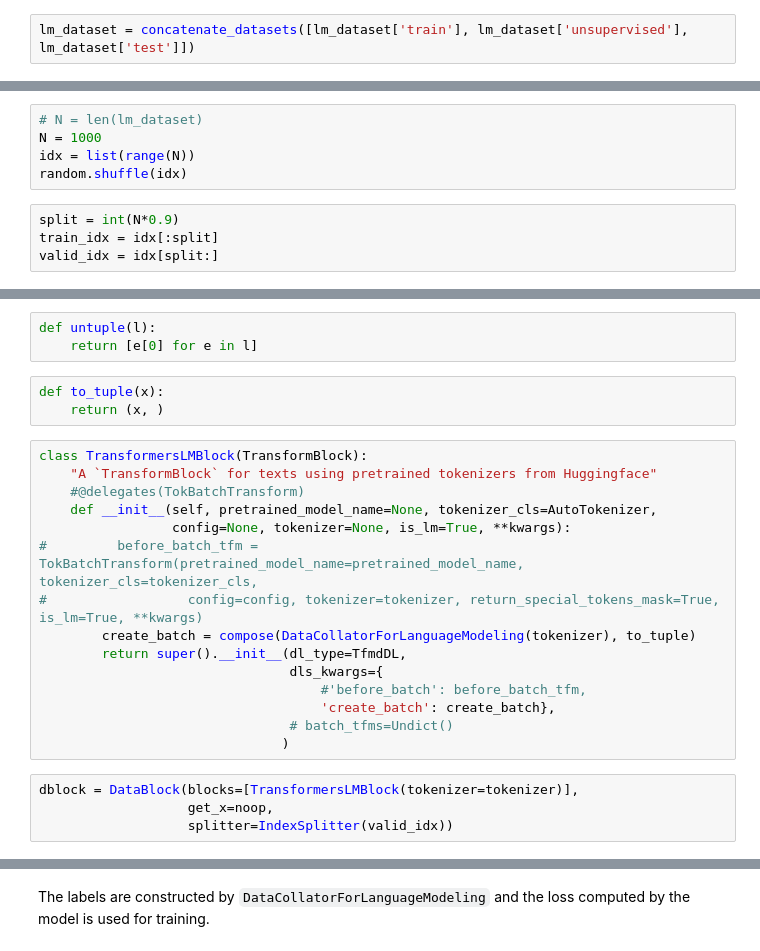
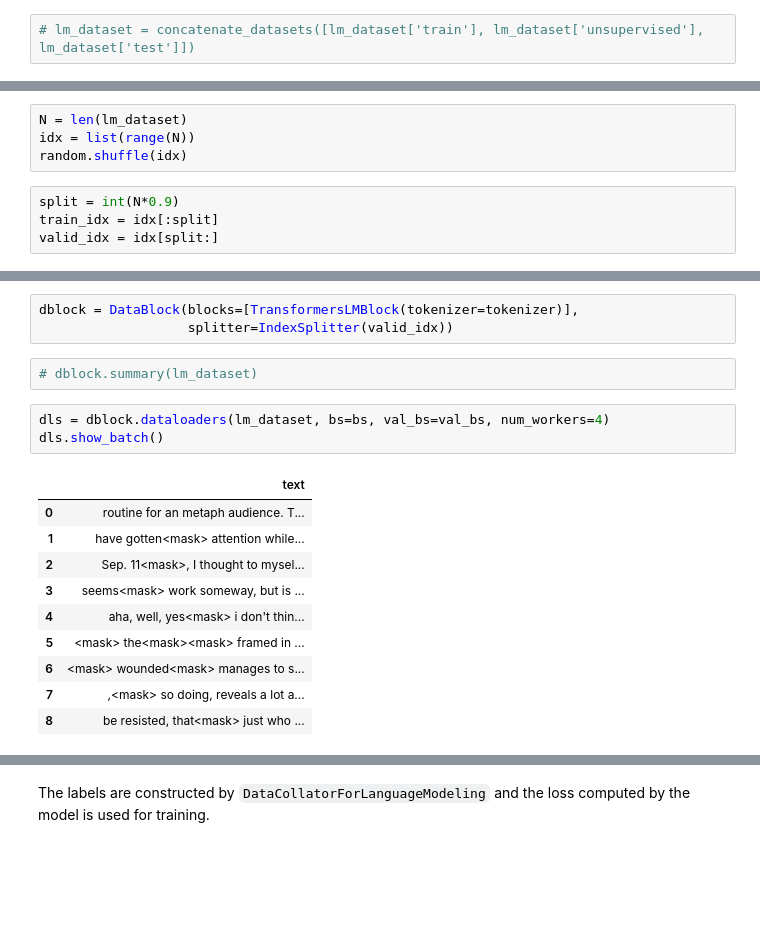
Before and after one commit to aikindergarten/fasthugs, a Jupyter notebook: nbs/11_examples.mlm-imdb.ipynb, the cells around one changed output, grey strips where cells are left out. Saved outputs shown, nothing was run; the diff lists cells and outputs as text; blank space fills up the shorter version.

```diff
--- a/nbs/11_examples.mlm-imdb.ipynb
+++ b/nbs/11_examples.mlm-imdb.ipynb
@@ -119,6 +102,6 @@ lm_dataset = dataset.map(
     num_proc=4,
 )
 # %%
-lm_dataset = concatenate_datasets([lm_dataset['train'], lm_dataset['unsupervised'], lm_dataset['test']])
+# lm_dataset = concatenate_datasets([lm_dataset['train'], lm_dataset['unsupervised'], lm_dataset['test']])
 # %% [markdown]
 ## Training
@@ -125,8 +110,7 @@ lm_dataset = concatenate_datasets([lm_dataset['train'], lm_dataset['unsupervised
 # %%
 import random
 # %%
-# N = len(lm_dataset)
-N = 1000
+N = len(lm_dataset)
 idx = list(range(N))
 random.shuffle(idx)
 # %%
@@ -142,25 +120,19 @@ dsets = Datasets(ds, [[noop],], splits=IndexSplitter(valid_idx)(ds))
-# %%
-def untuple(l):
-    return [e[0] for e in l]
-# %%
-def to_tuple(x):
-    return (x, )
-# %%
-class TransformersLMBlock(TransformBlock):
-    "A `TransformBlock` for texts using pretrained tokenizers from Huggingface"
-    #@delegates(TokBatchTransform)
-    def __init__(self, pretrained_model_name=None, tokenizer_cls=AutoTokenizer,
-                 config=None, tokenizer=None, is_lm=True, **kwargs):
-#         before_batch_tfm = TokBatchTransform(pretrained_model_name=pretrained_model_name, tokenizer_cls=tokenizer_cls,
-#                  config=config, tokenizer=tokenizer, return_special_tokens_mask=True, is_lm=True, **kwargs)
-        create_batch = compose(DataCollatorForLanguageModeling(tokenizer), to_tuple)
-        return super().__init__(dl_type=TfmdDL,
-                                dls_kwargs={
-                                    #'before_batch': before_batch_tfm,
-                                    'create_batch': create_batch},
-                                # batch_tfms=Undict()
-                               )
 # %%
 dblock = DataBlock(blocks=[TransformersLMBlock(tokenizer=tokenizer)],
-                   get_x=noop,
                    splitter=IndexSplitter(valid_idx))
+# %%
+# dblock.summary(lm_dataset)
+# %%
+dls = dblock.dataloaders(lm_dataset, bs=bs, val_bs=val_bs, num_workers=4)
+dls.show_batch()
+# %% [output]
+|  | text |
+| 0 | routine for an metaph audience. T... |
+| 1 | have gotten<mask> attention while... |
+| 2 | Sep. 11<mask>, I thought to mysel... |
+| 3 | seems<mask> work someway, but is ... |
+| 4 | aha, well, yes<mask> i don't thin... |
+| 5 | <mask> the<mask><mask> framed in ... |
+| 6 | <mask> wounded<mask> manages to s... |
+| 7 | ,<mask> so doing, reveals a lot a... |
+| 8 | be resisted, that<mask> just who ... |
```
Also changed, not shown: parts of 19 cells of this notebook, 11 other files.
